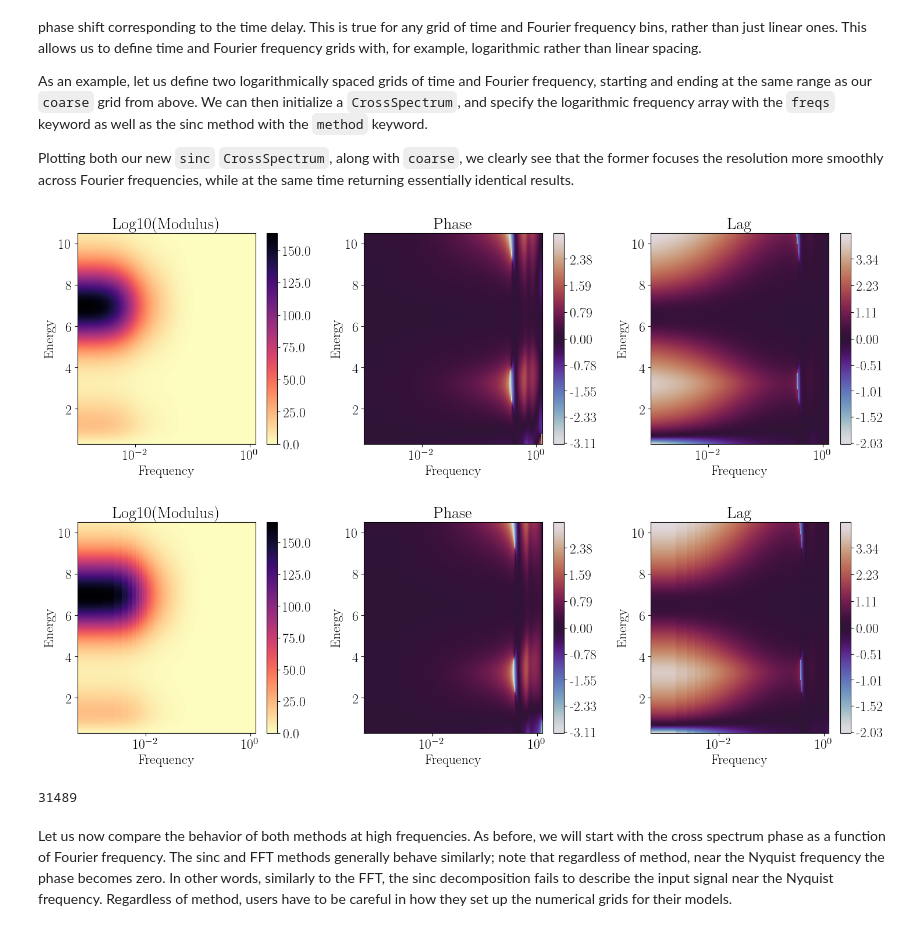
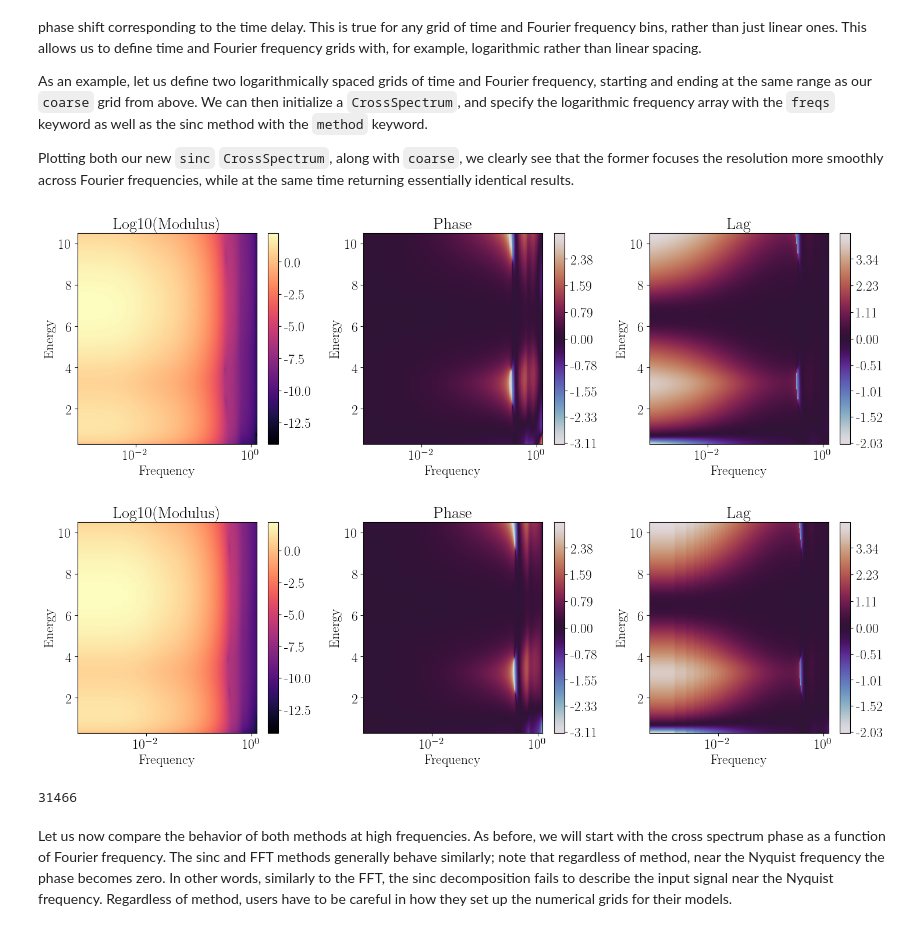
Before and after one commit to matteolucchini1/nDspec, a Jupyter notebook: docs/numerics.ipynb, the cells around one changed output. Drawn from its saved outputs; the diff is of its cells as text; code cells hidden in the pictures.

Commit message:
Tweaked 2d model output

```diff
--- a/docs/numerics.ipynb
+++ b/docs/numerics.ipynb
@@ -105,17 +105,17 @@ ref_emin = nicer_en[0]
 ref_emax = nicer_en[-1]
 
 #First: define a reverberation model
-gauss_coarse, gauss_line, gauss_pulse = models.gauss_bkn(times_coarse,nicer_en,np.array([3e-2,2,6.5,2,-3,4,-0.25]))
+gauss_coarse = models.gauss_bkn(times_coarse,nicer_en,np.array([3e-2,2,6.5,2,-3,4,-0.25]))
 
-bb_coarse, bb_spec, bb_pulse = models.bbody_bkn(times_coarse,nicer_en,np.array([1.5e-3,0.5,2,-3,4,-0.25]))
+bb_coarse = models.bbody_bkn(times_coarse,nicer_en,np.array([1.5e-3,0.5,2,-3,4,-0.25]))
 
-gauss_short, gauss_line, gauss_pulse = models.gauss_bkn(times_short,nicer_en,np.array([3e-2,2,6.5,2,-3,4,-0.25]))
+gauss_short = models.gauss_bkn(times_short,nicer_en,np.array([3e-2,2,6.5,2,-3,4,-0.25]))
 
-bb_short, bb_spec, bb_pulse = models.bbody_bkn(times_short,nicer_en,np.array([1.5e-3,0.5,2,-3,4,-0.25]))
+bb_short = models.bbody_bkn(times_short,nicer_en,np.array([1.5e-3,0.5,2,-3,4,-0.25]))
 
-gauss_high, gauss_line, gauss_pulse = models.gauss_bkn(times_high,nicer_en,np.array([3e-2,2,6.5,2,-3,4,-0.25]))
+gauss_high = models.gauss_bkn(times_high,nicer_en,np.array([3e-2,2,6.5,2,-3,4,-0.25]))
 
-bb_high, bb_spec, bb_pulse = models.bbody_bkn(times_high,nicer_en,np.array([1.5e-3,0.5,2,-3,4,-0.25]))
+bb_high = models.bbody_bkn(times_high,nicer_en,np.array([1.5e-3,0.5,2,-3,4,-0.25]))
 
 mod_coarse = gauss_coarse + bb_coarse
 mod_short = gauss_short + bb_short
@@ -199,35 +199,35 @@
 # %%
 #create logarithmically spaced grids in time and frequency
 sinc_tstart = np.log10(times_coarse[0])
 sinc_tend = np.log10(times_coarse[-1])
 sinc_fstart = np.log10(rev_coarse.freqs[0])
 sinc_fend = np.log10(rev_coarse.freqs[-1])
 times_sinc = np.logspace(sinc_tstart,sinc_tend,500)
 freqs_sinc = np.logspace(sinc_fstart,sinc_fend,200)
 
 #define the power spectrum and impulse response functions as before, over the new frequency grid
 psd_sinc = models.lorentz(freqs_sinc,np.array([centroid_1,q_1,rms_1])) + \
            models.lorentz(freqs_sinc,np.array([centroid_2,q_2,rms_2]))
 
-gauss_sinc, gauss_line, gauss_pulse = models.gauss_bkn(times_sinc,nicer_en,np.array([3e-2,2,6.5,2,-3,4,-0.25]))
-bb_sinc, bb_spec, bb_pulse = models.bbody_bkn(times_sinc,nicer_en,np.array([1.5e-3,0.5,2,-3,4,-0.25]))
+gauss_sinc = models.gauss_bkn(times_sinc,nicer_en,np.array([3e-2,2,6.5,2,-3,4,-0.25]))
+bb_sinc = models.bbody_bkn(times_sinc,nicer_en,np.array([1.5e-3,0.5,2,-3,4,-0.25]))
 mod_sinc = gauss_sinc + bb_sinc
 
 #Initialize the new cross spectrum
 rev_sinc = CrossSpectrum(times_sinc,freqs=freqs_sinc,energ=nicer_en,method='sinc')
 rev_sinc.set_psd_weights(psd_sinc)
 rev_sinc.set_impulse(mod_sinc)
 rev_sinc.set_reference_energ([ref_emin,ref_emax])
 rev_sinc.cross_from_irf()
 
 #plot the new cross spectrum and plot it, along with the coarse one for comparison
 rev_sinc.plot_cross_2d()
 rev_coarse.plot_cross_2d()
 gc.collect()
 # %% [output]
-[figure, old version]
+[figure, new version]
-[figure, old version]
+[figure, new version]
-31489
+31466
 # %% [markdown]
 Let us now compare the behavior of both methods at high frequencies. As before, we will start with the cross spectrum phase as a function of Fourier frequency. The sinc and FFT methods generally behave similarly; note that regardless of method, near the Nyquist frequency the phase becomes zero. In other words, similarly to the FFT, the sinc decomposition fails to describe the input signal near the Nyquist frequency. Regardless of method, users have to be careful in how they set up the numerical grids for their models.
 # %%
```
Also changed, not shown: parts of 5 cells of this notebook, 3 other files.
